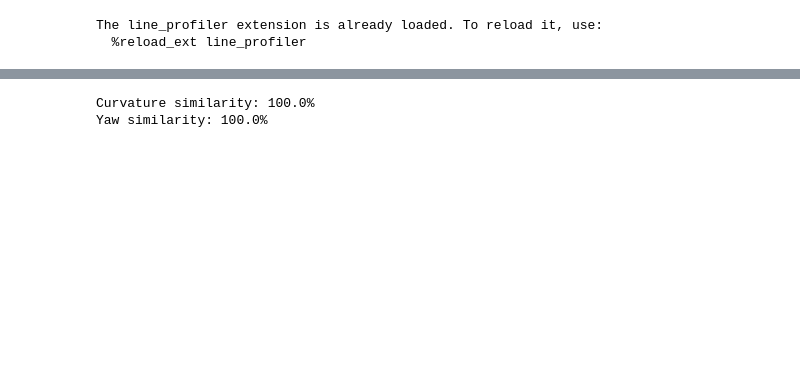
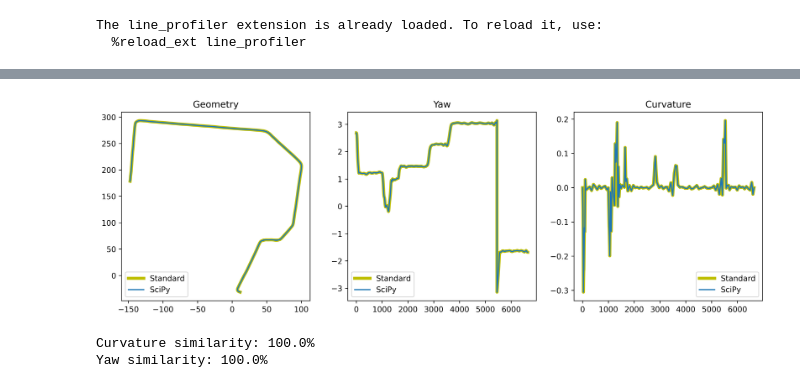
Before and after one commit to winstxnhdw/scipath, a Jupyter notebook: test.ipynb, the cells around one changed output, grey strips where cells are left out. Saved outputs shown, nothing was run; the diff lists cells and outputs as text; code cells hidden in the pictures; blank space fills up the shorter version.

```diff
--- a/test.ipynb
+++ b/test.ipynb
@@ -297,3 +267,32 @@ plt.show()
+# %%
+%matplotlib inline
+
+sx, sy, syaw, sk = generate_cubic_spline_scipy(x, y, ds)
+px, py, pyaw, pk = generate_cubic_path(x, y, ds)
+
+fig, ax = plt.subplots(1, 3, figsize=(15, 5), dpi=600)
+
+ax[0].set_box_aspect(1)
+ax[0].set_title('Geometry')
+ax[0].plot(px, py, color='y', linewidth=4, label='Standard')
+ax[0].plot(sx, sy, label='SciPy')
+ax[0].legend()
+
+ax[1].set_box_aspect(1)
+ax[1].set_title('Yaw')
+ax[1].plot(pyaw, color='y', linewidth=4, label='Standard')
+ax[1].plot(syaw, label='SciPy')
+ax[1].legend()
+
+ax[2].set_box_aspect(1)
+ax[2].set_title('Curvature')
+ax[2].plot(pk, color='y', linewidth=4, label='Standard')
+ax[2].plot(sk, label='SciPy')
+ax[2].legend()
+
+plt.show()
+# %% [output]
+[figure, added]
 # %%
 calculate_1d_cosine_similarity = lambda a, b : np.dot(a, b) / (np.linalg.norm(a)*np.linalg.norm(b))
 
```
Also changed, not shown: parts of 6 cells of this notebook, 2 other files.
